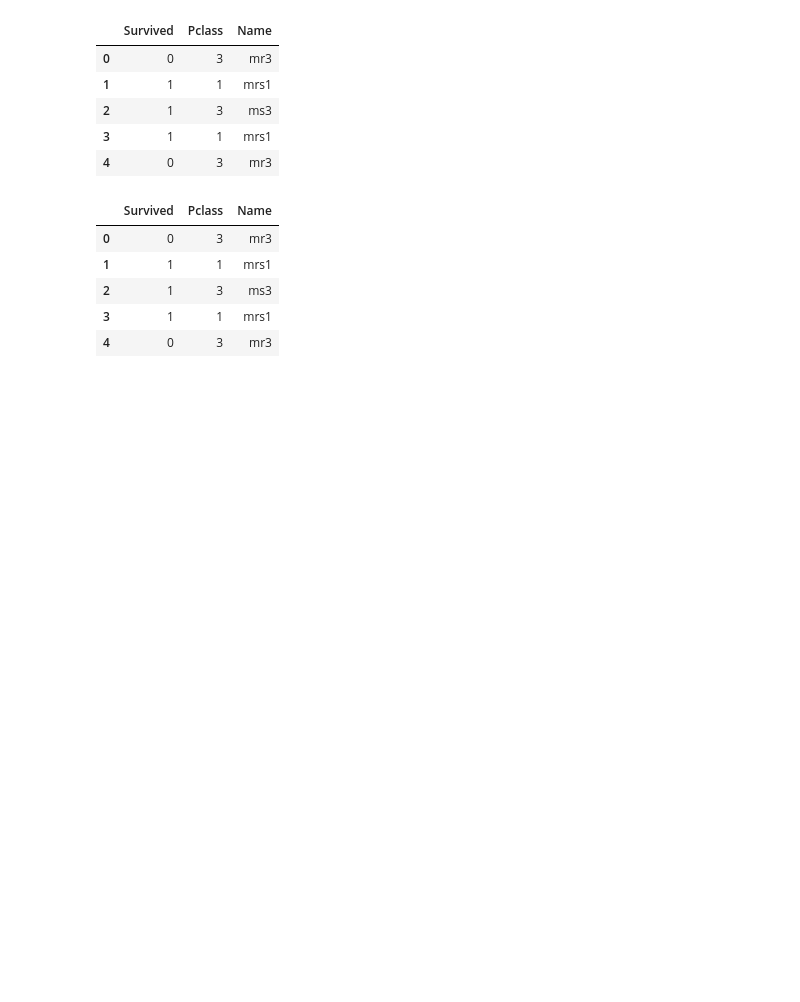
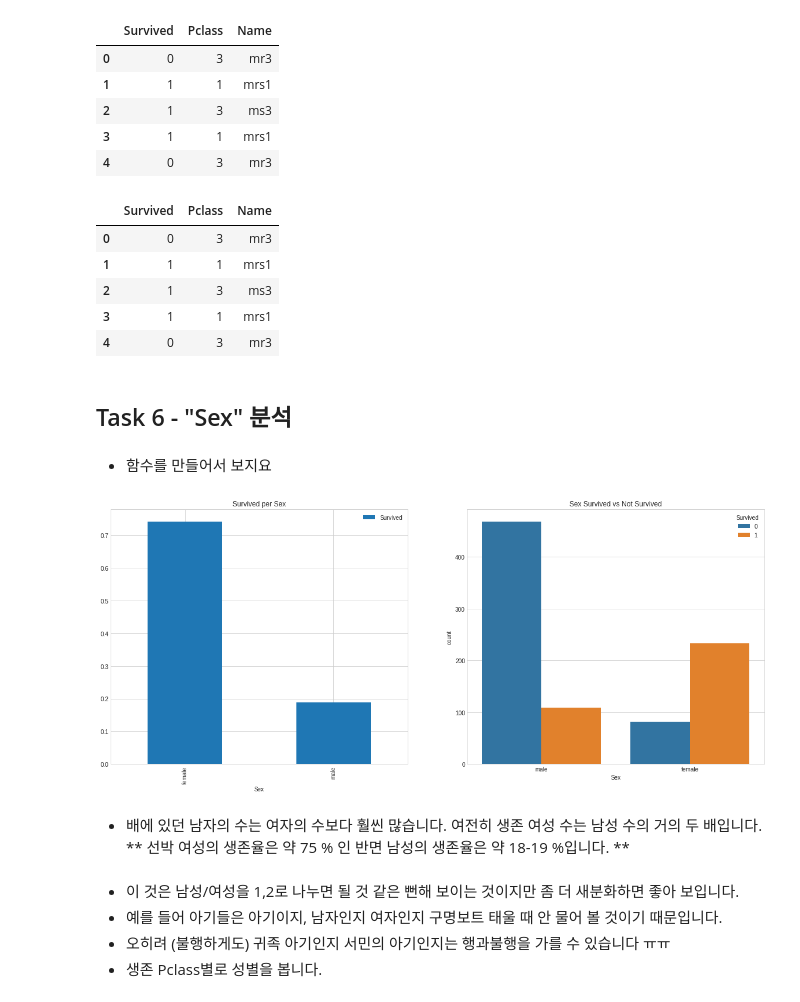
Before and after one commit to joshuajhchoi/ai2learn, a Jupyter notebook: Titanic_강의용_버전.ipynb, the cells around one changed output. Cells and saved outputs as stored; diff of their text form; code cells hidden in the pictures; blank space fills up the shorter version.

```diff
--- a/Titanic_강의용_버전.ipynb
+++ b/Titanic_강의용_버전.ipynb
@@ -831,3 +831,26 @@ con('Name','CN')
 | 2 | 1 | 3 | ms3 |
 | 3 | 1 | 1 | mrs1 |
 | 4 | 0 | 3 | mr3 |
+# %% [markdown]
+## Task 6 - "Sex" 분석
+# %% [markdown]
+* 함수를 만들어서 보지요
+# %%
+def bag(a,b,c,d):
+  f,ax=plt.subplots(1,2,figsize=(20,8))
+  train[[a,b]].groupby([a]).mean().plot.bar(ax=ax[0])
+  ax[0].set_title(c)
+  sns.countplot(a,hue=b,data=train,ax=ax[1])
+  ax[1].set_title(d)
+  plt.show()
+
+bag('Sex','Survived','Survived per Sex','Sex Survived vs Not Survived')
+# %% [output]
+[figure, added]
+# %% [markdown]
+* 배에 있던 남자의 수는 여자의 수보다 훨씬 많습니다. 여전히 생존 여성 수는 남성 수의 거의 두 배입니다. ** 선박 여성의 생존율은 약 75 % 인 반면 남성의 생존율은 약 18-19 %입니다. **
+# %% [markdown]
+* 이 것은 남성/여성을 1,2로 나누면 될 것 같은 뻔해 보이는 것이지만 좀 더 새분화하면 좋아 보입니다.
+* 예를 들어 아기들은 아기이지, 남자인지 여자인지 구명보트 태울 때 안 물어 볼 것이기 때문입니다.
+* 오히려 (불행하게도) 귀족 아기인지 서민의 아기인지는 행과불행을 가를 수 있습니다 ㅠㅠ
+* 생존 Pclass별로 성별을 봅니다.
```
Also changed, not shown: parts of 198 cells of this notebook.
